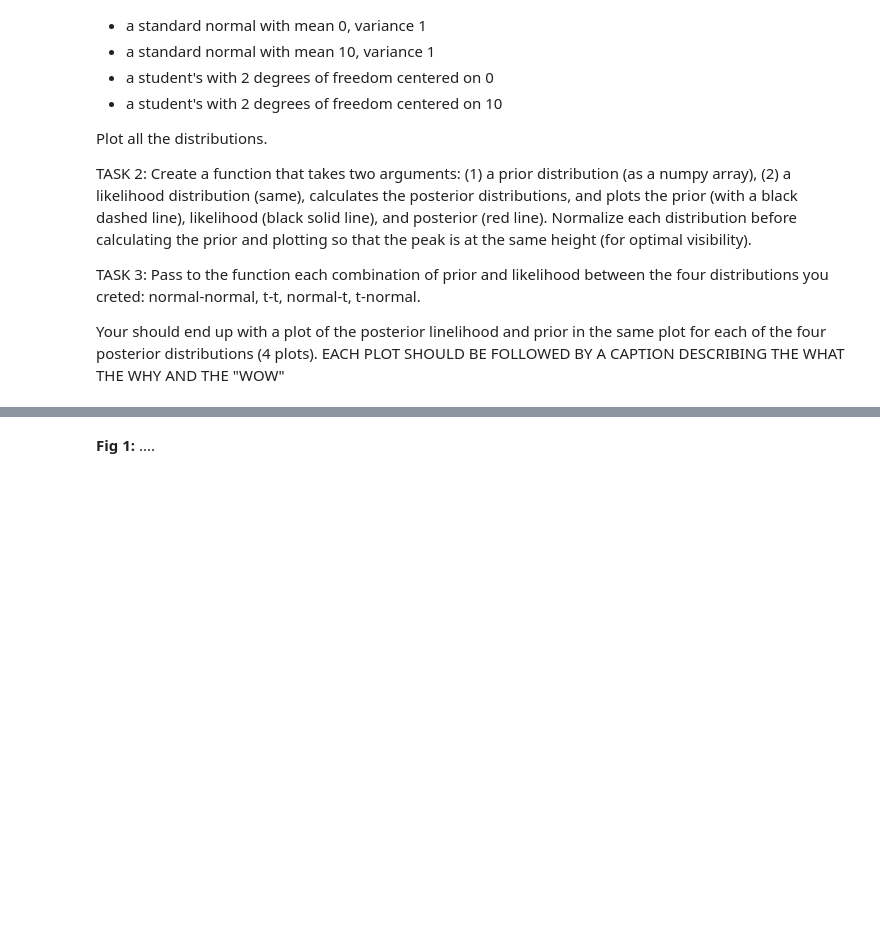
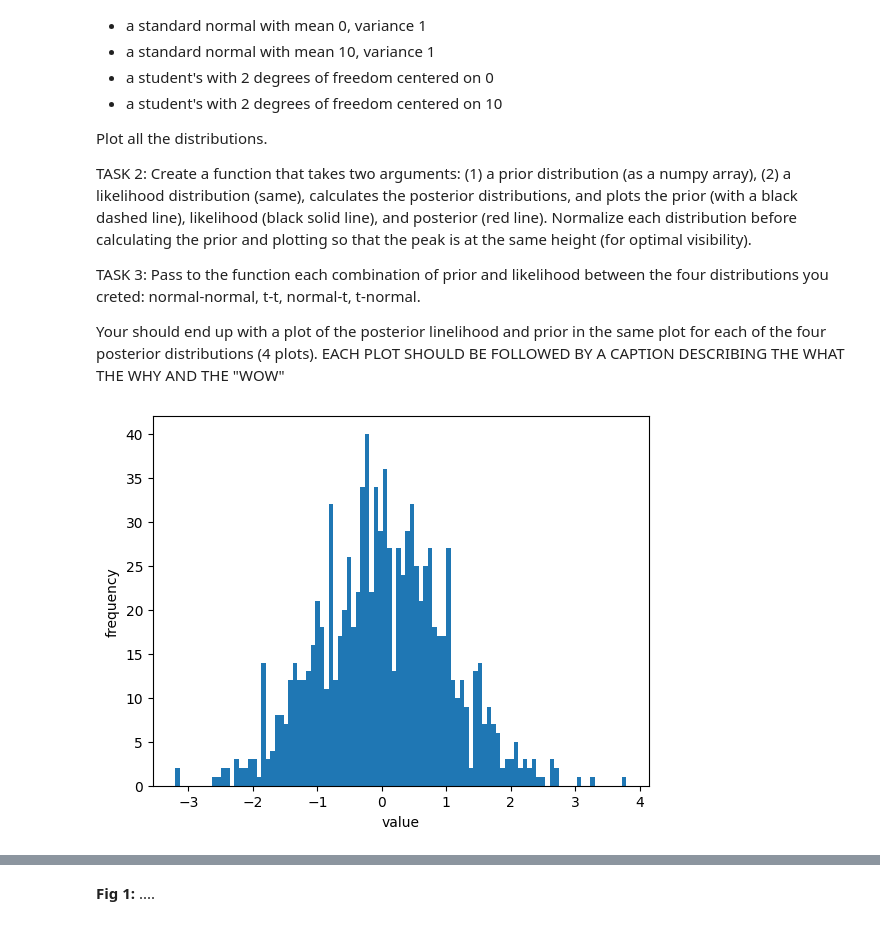
Before and after one commit to Katie-Moses/DSPS_KMoses, a Jupyter notebook: HW2/KMoses_Bayesian_posteriors.ipynb, the cells around one changed output, grey strips where cells are left out. Drawn from its saved outputs; the diff is of its cells as text; code cells hidden in the pictures; blank space fills up the shorter version.

```diff
--- a/HW2/KMoses_Bayesian_posteriors.ipynb
+++ b/HW2/KMoses_Bayesian_posteriors.ipynb
@@ -32,0 +30,9 @@ tStudent_10 = ...
+# %%
+stats.norm.rvs?
+Norm_0 = stats.norm.rvs(0, 1, 1000)
+plt.hist(Norm_0, bins=100)
+plt.xlabel("value")
+plt.ylabel("frequency")
+plt.show()
+# %% [output]
+[figure, added]
```
Also changed, not shown: parts of 9 cells of this notebook.
